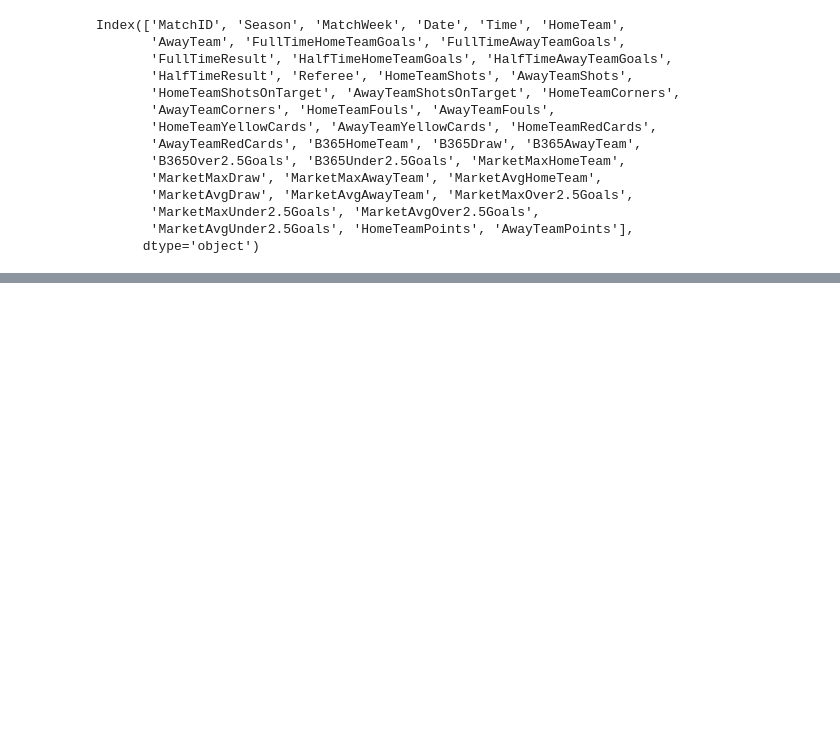
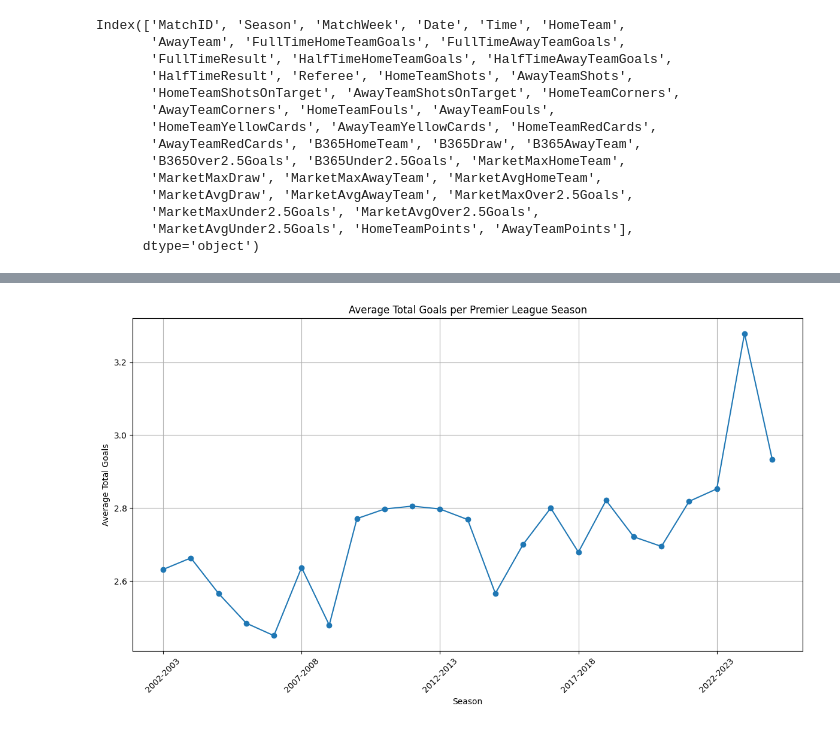
Before and after one commit to Tawanss/football, a Jupyter notebook: พรีเมียร์2025.ipynb, the cells around one changed output, grey strips where cells are left out. Saved outputs shown, nothing was run; the diff lists cells and outputs as text; code cells hidden in the pictures; blank space fills up the shorter version.

```diff
--- a/พรีเมียร์2025.ipynb
+++ b/พรีเมียร์2025.ipynb
@@ -151,0 +232,19 @@ df_new['FullTimeResult'] = le_result.fit_transform(df_new['FullTimeResult'])
+# %%
+import matplotlib.pyplot as plt
+import seaborn as sns
+
+# Calculate average goals per season
+average_goals_per_season = df_new.groupby('Season')['goalsaggregate'].mean()
+
+# Plot the average goals per season
+plt.figure(figsize=(12, 7))
+average_goals_per_season.plot(kind='line', marker='o')
+plt.title('Average Total Goals per Premier League Season')
+plt.xlabel('Season')
+plt.ylabel('Average Total Goals')
+plt.xticks(rotation=45)
+plt.grid(True)
+plt.tight_layout()
+plt.show()
+# %% [output]
+[figure, added]
```
Also changed, not shown: parts of 52 cells of this notebook.
